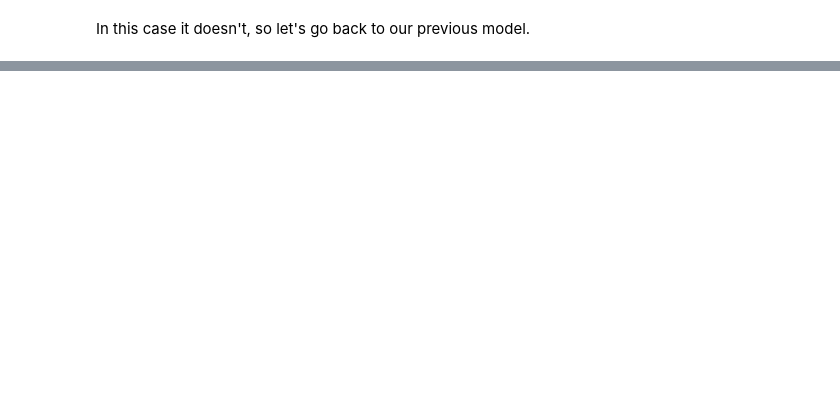
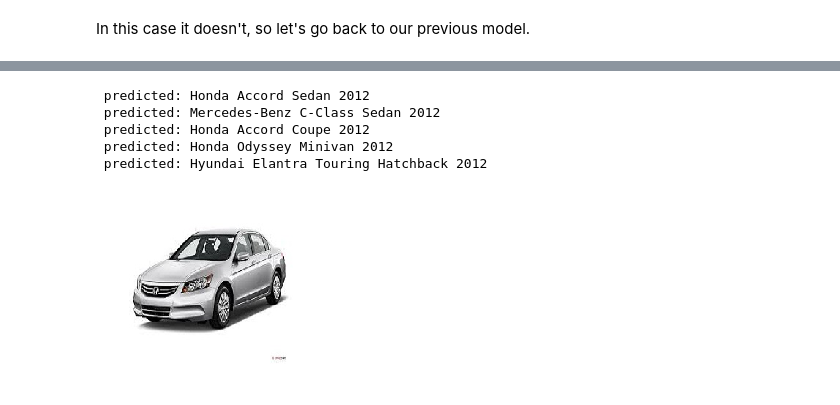
Before and after one commit to iyersathya/course-v3, a Jupyter notebook: nbs/dl1/cars.ipynb, the cells around one changed output, grey strips where cells are left out. Saved outputs shown, nothing was run; the diff lists cells and outputs as text; code cells hidden in the pictures; blank space fills up the shorter version.

```diff
--- a/nbs/dl1/cars.ipynb
+++ b/nbs/dl1/cars.ipynb
@@ -267,0 +331,14 @@ interp.most_confused(min_val=2)
+# %%
+
+img = open_image("/home/jupyter/data/honda.jpg")
+img.show()
+pred = Image.predict(img,learn)
+pred = [ (x,y.item()) for x,y in enumerate(pred) ]
+pred = sorted(pred, key=lambda x: -x[1])
+#print(pred)
+for index,score in pred[:5]:
+    print(f" predicted: {class_names[index]}")
+#values, indices = torch.max(pred, 5)
+#print(f" Value : {values} index: {indices}")
+#print(f" predicted: {class_names[indices[0]]} {class_names[indices[1]]}")
+# %% [output]
@@ -267,0 +347,6 @@ interp.most_confused(min_val=2)
+ predicted: Honda Accord Sedan 2012
+ predicted: Mercedes-Benz C-Class Sedan 2012
+ predicted: Honda Accord Coupe 2012
+ predicted: Honda Odyssey Minivan 2012
+ predicted: Hyundai Elantra Touring Hatchback 2012
+[figure, added]
```
Also changed, not shown: parts of 23 cells of this notebook.
